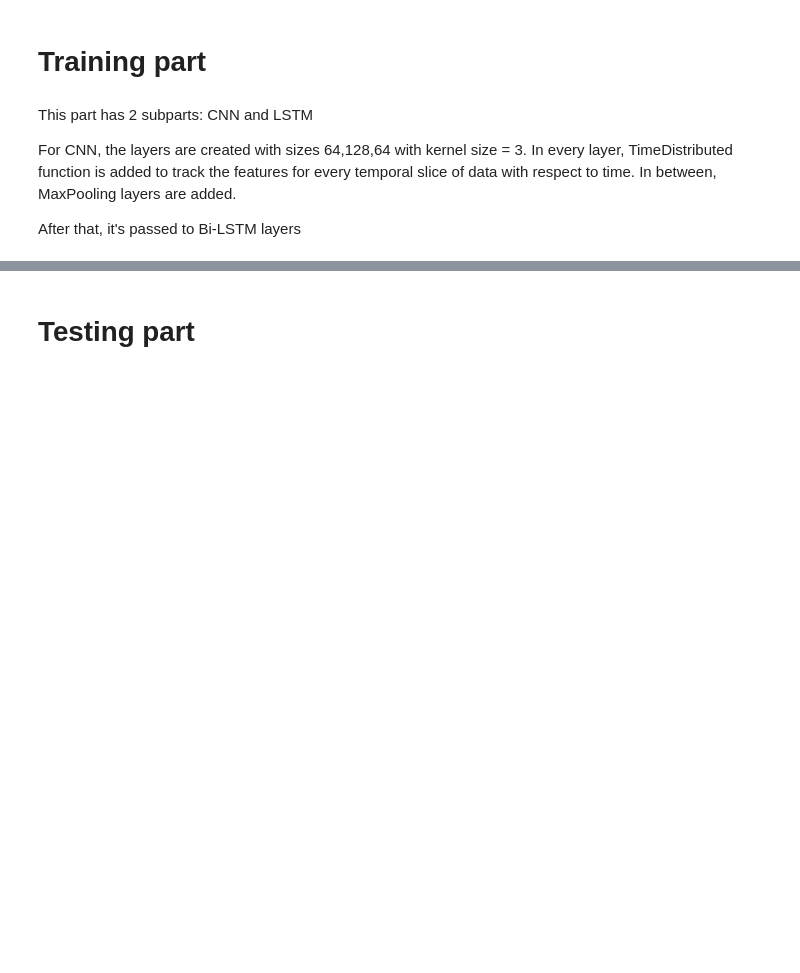
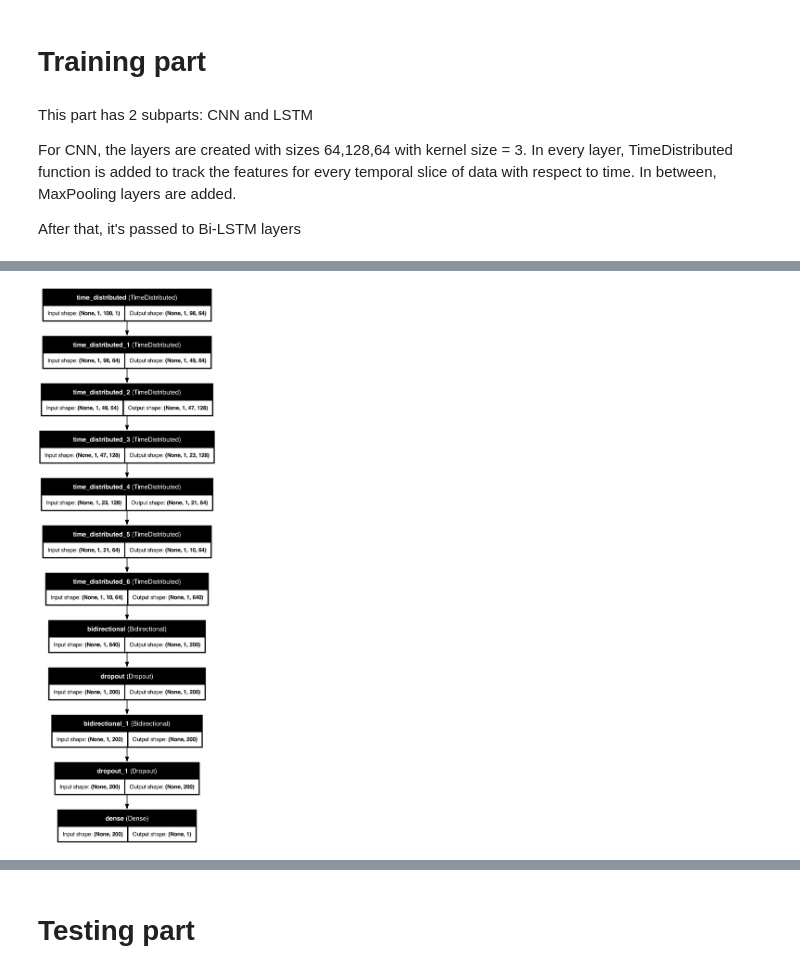
Before and after one commit to tradingstrategy-ai/stock-x, a Jupyter notebook: stock-market-prediction-using-cnn-lstm.ipynb, the cells around one changed output, grey strips where cells are left out. Drawn from its saved outputs; the diff is of its cells as text; code cells hidden in the pictures; blank space fills up the shorter version.

```diff
--- a/stock-market-prediction-using-cnn-lstm.ipynb
+++ b/stock-market-prediction-using-cnn-lstm.ipynb
@@ -88,11 +71,12 @@ Using cached data file...
 # %% [markdown]
 Then the datasets are loaded
 # %%
+import pandas as pd
 # For data preprocessing and analysis part
 # data = pd.read_csv('../input/price-volume-data-for-all-us-stocks-etfs/Stocks/abe.us.txt')
 #data = pd.read_csv('../input/nifty50-stock-market-data/COALINDIA.csv')
 #data = pd.read_csv('../input/stock-market-data/stock_market_data/nasdaq/csv/ABCO.csv')
-data = pd.read_csv('./data.csv')
+data = pd.read_csv('./data.csv', parse_dates=['date'])
 # Any CSV or TXT file can be added here....
 data = data.rename(columns={'date': 'Date', 'open': 'Open', 'high': 'High', 'low': 'Low', 'close': 'Close', 'volume': 'Volume'})
 data.head()
@@ -328,0 +399,40 @@ plot_model(model, to_file='model.png', show_shapes=True, show_layer_names=True)
+# %%
+
+from tabulate import tabulate
+from IPython.display import display, HTML, Image
+from tensorflow.keras.utils import plot_model
+
+
+# use `which dot` to check for installation
+def check_graphviz():
+    """Returns True if both PyDot and Graphviz are available."""
+    try:
+        import pydot
+        # Attempt to create an image of a blank graph
+        # to check the pydot/graphviz installation.
+        pydot.Dot.create(pydot.Dot())
+        return True
+    except (OSError, pydot.PydotException) as e:
+        print(f"Graphviz or PyDot is not installed or not found: {e}")
+        return False
+
+
+assert check_graphviz(), "graphviz CLI is not installed or not found."
+
+def keras_summary_to_html(model):
+    summary_lines = []
+    model.summary(print_fn=lambda x: summary_lines.append(x))
+    # Remove the first and last lines (header/footer)
+    table_lines = summary_lines[1:-4]
+    table = [line.split() for line in table_lines if line.strip()]
+    html = tabulate(table, tablefmt='html')
+    display(HTML(html))
+
+
+# After the model has been constructed, we'll summarise it
+keras_summary_to_html(model)
+plot_model(model, to_file='./model.png', show_shapes=True, show_layer_names=True)
+
+#
+display(Image(filename='model.png', width=450))
+# %% [output]
@@ -329,2 +441,3 @@ plot_model(model, to_file='model.png', show_shapes=True, show_layer_names=True)
+[figure, added]
 # %%
 model.evaluate(test_X, test_Y)
```
Also changed, not shown: parts of 55 cells of this notebook, 7 other files.
